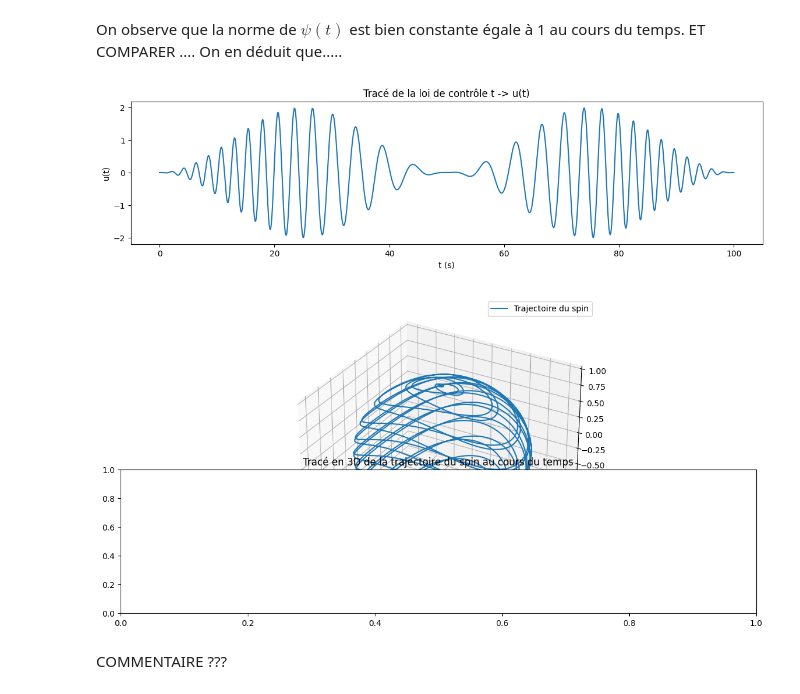
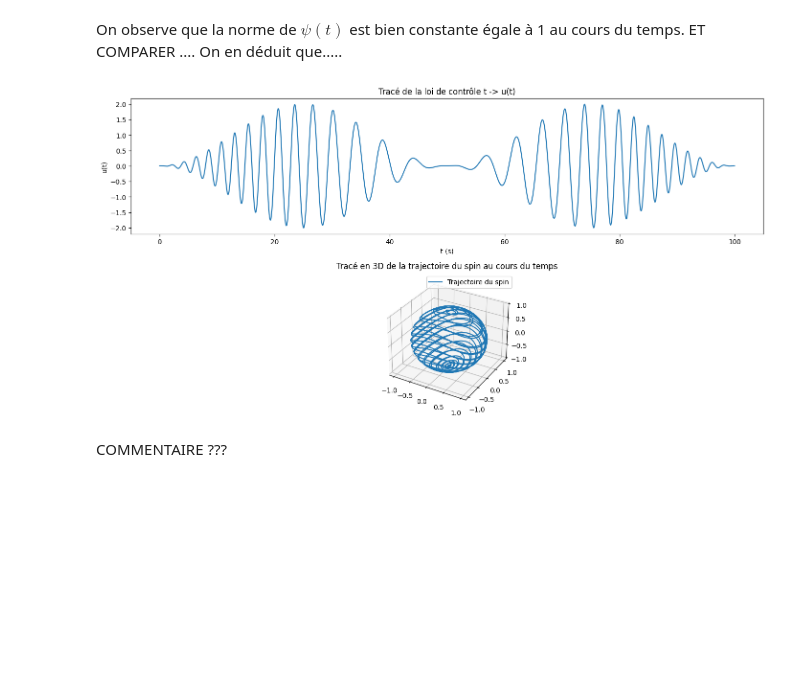
Before and after one commit to bavrillon/Projet-Maths-2---Equations-Diff-rentielles, a Jupyter notebook: Réponses - Groupe 28.ipynb, the cells around one changed output. Drawn from its saved outputs; the diff is of its cells as text; code cells hidden in the pictures; blank space fills up the shorter version.

```diff
--- a/Réponses - Groupe 28.ipynb
+++ b/Réponses - Groupe 28.ipynb
@@ -237,32 +237,29 @@ On en déduit que.....
 # %%
 plt.figure()
 
 # Tracé de la loi de contrôle t -> u(t) :
 
 plt.subplot(2, 1, 1)
 plt.plot(Temps_exp_projection,u(Temps_exp_projection))
 plt.xlabel("t (s)")
 plt.ylabel("u(t)")
 plt.title("Tracé de la loi de contrôle t -> u(t)")
 
 # Tracé de la trajectoire du spin t -> psi(t) en 3D :
 
-ax = plt.figure().add_subplot(projection='3d')
+ax = plt.subplot(2, 1, 2, projection='3d')
+X = Résolution_exp_projection[1][:, 0]
+Y = Résolution_exp_projection[1][:, 1]
+Z = Résolution_exp_projection[1][:, 2]
 
-# On utilise les résultats fournis par la méthode d'Euler explicite qui reprojette l'état sur la sphère à chaque pas de temps
-X = Résolution_exp_projection[1][:,0]
-Y = Résolution_exp_projection[1][:,1]
-Z = Résolution_exp_projection[1][:,2]
-
-plt.subplot(2, 1, 2)
 ax.plot(X, Y, Z, label="Trajectoire du spin")
 ax.legend()
-plt.title("Tracé en 3D de la trajectoire du spin au cours du temps")
+ax.set_title("Tracé en 3D de la trajectoire du spin au cours du temps")
 
+plt.tight_layout()
 plt.show()
 # %% [output]
-[figure, old version]
+[figure, new version]
-[figure, removed]
 # %% [markdown]
 COMMENTAIRE ???
 # %% [markdown]
```
